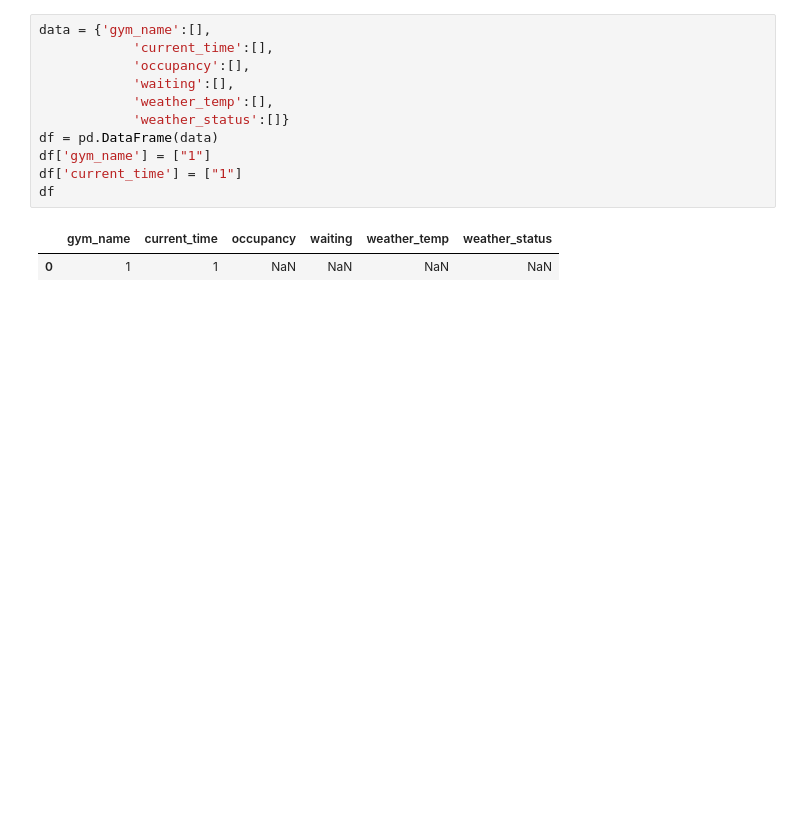
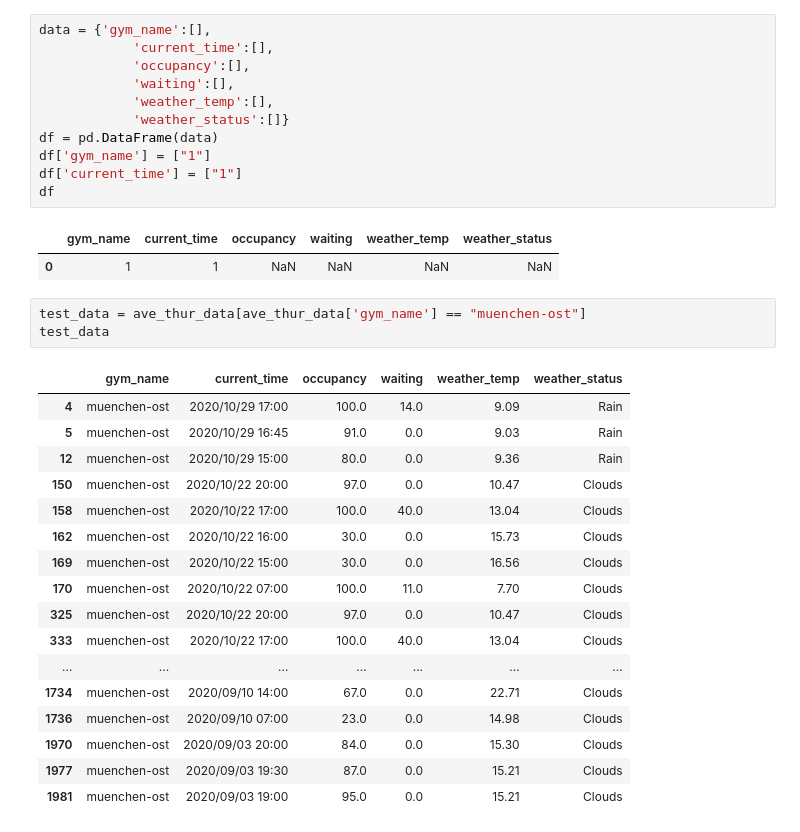
Before and after one commit to anebz/boulder, a Jupyter notebook: notebooks/average_data_for_specific_day.ipynb, the cells around one changed output. Drawn from its saved outputs; the diff is of its cells as text; blank space fills up the shorter version.

```diff
--- a/notebooks/average_data_for_specific_day.ipynb
+++ b/notebooks/average_data_for_specific_day.ipynb
@@ -134,3 +136,24 @@ df
 # %% [output]
 |  | gym_name | current_time | occupancy | waiting | weather_temp | weather_status |
 | 0 | 1 | 1 | NaN | NaN | NaN | NaN |
+# %%
+test_data = ave_thur_data[ave_thur_data['gym_name'] == "muenchen-ost"]
+test_data
+# %% [output]
+|  | gym_name | current_time | occupancy | waiting | weather_temp | weather_status |
+| 4 | muenchen-ost | 2020/10/29 17:00 | 100.0 | 14.0 | 9.09 | Rain |
+| 5 | muenchen-ost | 2020/10/29 16:45 | 91.0 | 0.0 | 9.03 | Rain |
+| 12 | muenchen-ost | 2020/10/29 15:00 | 80.0 | 0.0 | 9.36 | Rain |
+| 150 | muenchen-ost | 2020/10/22 20:00 | 97.0 | 0.0 | 10.47 | Clouds |
+| 158 | muenchen-ost | 2020/10/22 17:00 | 100.0 | 40.0 | 13.04 | Clouds |
+| 162 | muenchen-ost | 2020/10/22 16:00 | 30.0 | 0.0 | 15.73 | Clouds |
+| 169 | muenchen-ost | 2020/10/22 15:00 | 30.0 | 0.0 | 16.56 | Clouds |
+| 170 | muenchen-ost | 2020/10/22 07:00 | 100.0 | 11.0 | 7.70 | Clouds |
+| 325 | muenchen-ost | 2020/10/22 20:00 | 97.0 | 0.0 | 10.47 | Clouds |
+| 333 | muenchen-ost | 2020/10/22 17:00 | 100.0 | 40.0 | 13.04 | Clouds |
+| ... | ... | ... | ... | ... | ... | ... |
+| 1734 | muenchen-ost | 2020/09/10 14:00 | 67.0 | 0.0 | 22.71 | Clouds |
+| 1736 | muenchen-ost | 2020/09/10 07:00 | 23.0 | 0.0 | 14.98 | Clouds |
+| 1970 | muenchen-ost | 2020/09/03 20:00 | 84.0 | 0.0 | 15.30 | Clouds |
+| 1977 | muenchen-ost | 2020/09/03 19:30 | 87.0 | 0.0 | 15.21 | Clouds |
+| 1981 | muenchen-ost | 2020/09/03 19:00 | 95.0 | 0.0 | 15.21 | Clouds |
```
Also changed, not shown: parts of 5 cells of this notebook.
